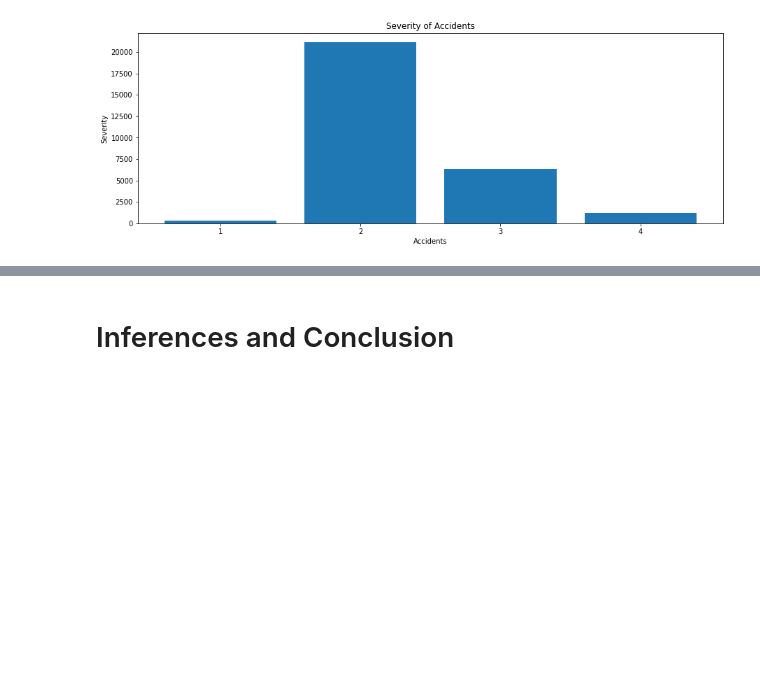
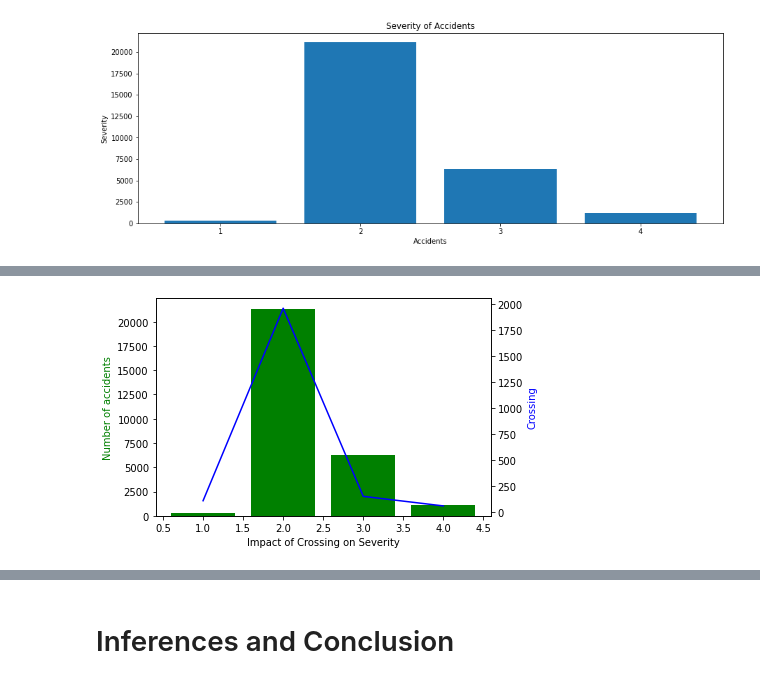
Before and after one commit to MaaviaAsghar4/US_Accidents_Analysis-EDA-, a Jupyter notebook: US_Accidents_EDA.ipynb, the cells around one changed output, grey strips where cells are left out. Cells and saved outputs as stored; diff of their text form; code cells hidden in the pictures; blank space fills up the shorter version.

```diff
--- a/US_Accidents_EDA.ipynb
+++ b/US_Accidents_EDA.ipynb
@@ -217,0 +213,5 @@ memory usage: 3.0+ MB
+# %%
+# Impact of Crossing on severity
+factorsAffectingSeverity('Crossing')
+# %% [output]
+[figure, added]
```
Also changed, not shown: parts of 18 cells of this notebook.
